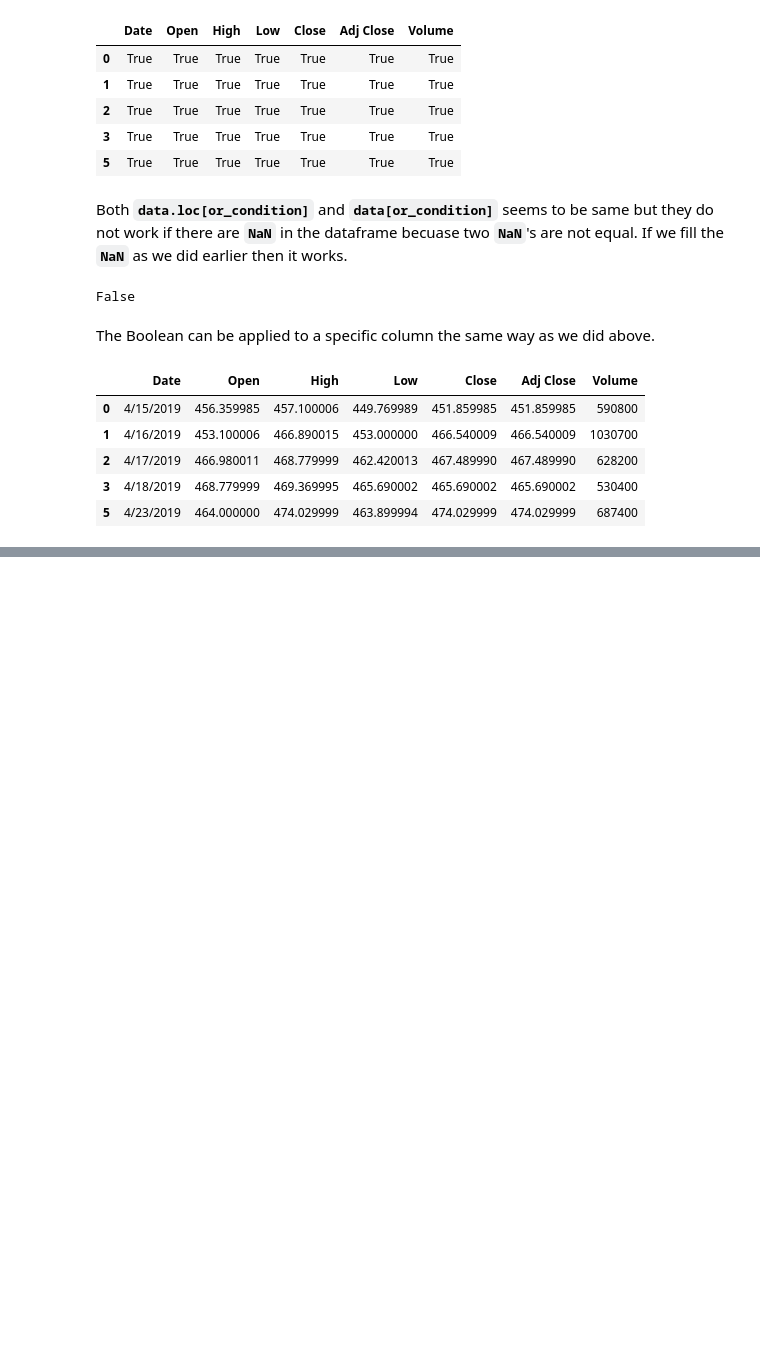
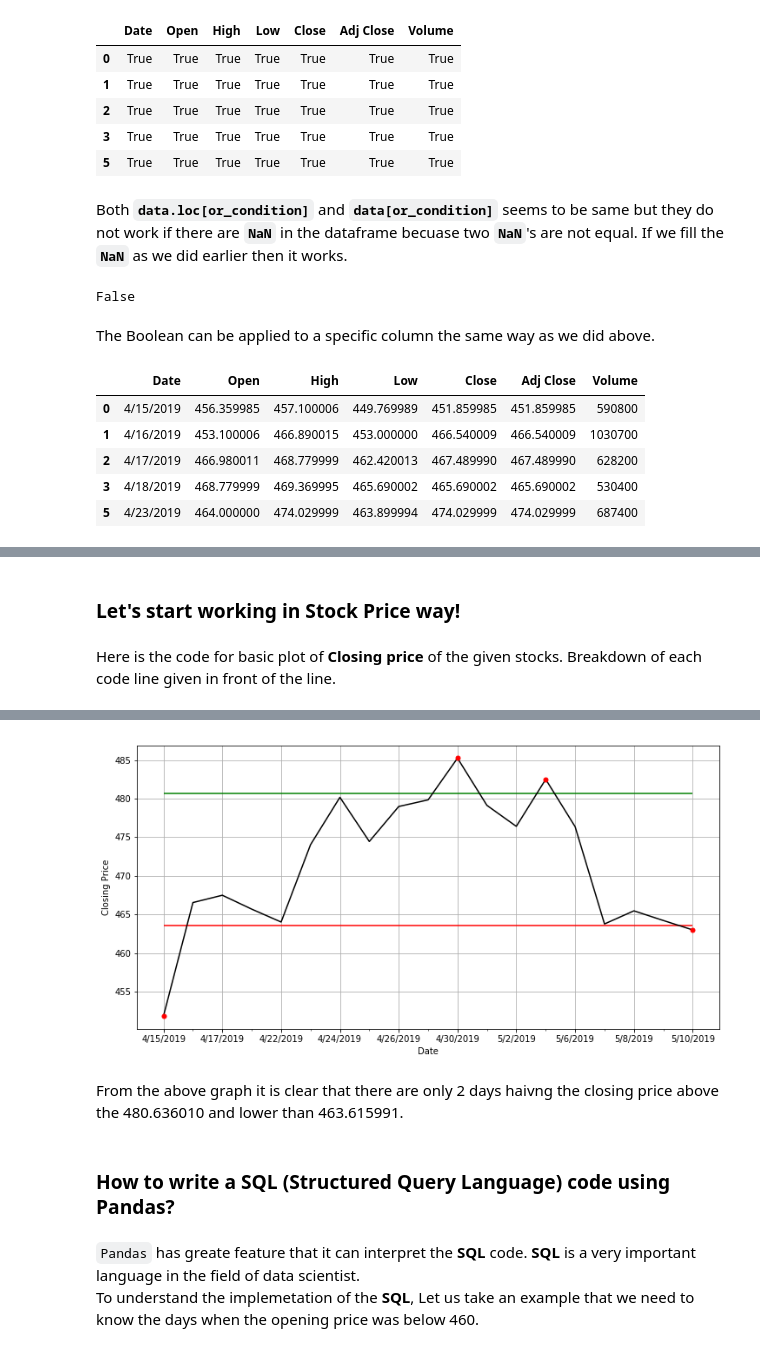
Before and after one commit to surjeet143/all_about_pandas, a Jupyter notebook: pandas_foundation/pandas_foundation_introduction.ipynb, the cells around one changed output, grey strips where cells are left out. Saved outputs shown, nothing was run; the diff lists cells and outputs as text; code cells hidden in the pictures; blank space fills up the shorter version.

Commit message:
data aggrigation

````diff
--- a/pandas_foundation/pandas_foundation_introduction.ipynb
+++ b/pandas_foundation/pandas_foundation_introduction.ipynb
@@ -757,0 +766,12 @@ data[data["Volume"] > 500000 ].head() # picking the days when the "Volume" > 500
+# %% [markdown]
+### Let's start working in Stock Price way!
+# %% [markdown]
+Here is the code for basic plot of __Closing price__ of the given stocks. Breakdown of each code line given in front of the line.
+# %%
+data_close = data[["Date",'Close']]                          # selecting the data of closing price
+data_close.set_index("Date", inplace = True)                 # changing the x axis to be the date
+data_summary = data_close.describe(percentiles=[.1, .9])     # chosing the 10% and 90% precentile
+upper_10 = data_summary.loc['90%']                           # chosing 90% to be the resistance
+lower_10 = data_summary.loc['10%']                           # chosing 10% to be the support
+criteria = (data_close < lower_10) | (data_close > upper_10) # defining the condition
+data_top_bottom_10 = data_close[criteria]                    # selecting the data which is out of the 10% and 90% precentile
@@ -757,0 +781,15 @@ data[data["Volume"] > 500000 ].head() # picking the days when the "Volume" > 500
+# %%
+fig= plt.figure(figsize=(12,6))                                   # Creating the empty plot
+plt.plot(data_close, color = "black")                             # Ploting closing price
+plt.plot(data_top_bottom_10, marker = "o", color = "r", ms = 5)   # drawing the data points out of the selected percentile
+(xmin,xmax) = (criteria.index[0], criteria.index[-1])             # Chosing the starting point and end point
+plt.hlines(y = [upper_10], xmin=xmin,xmax=xmax, color='green')    # drawing the resistance with green
+plt.hlines(y = [lower_10], xmin = xmin, xmax = xmax,color = 'red')# drawing the support line with red
+ax = plt.axes()                                                   # making the axis
+plt.xlabel("Date")                                                # Naming the x-axis
+plt.ylabel('Closing Price')                                       # Naming the y-axis
+ax.xaxis.set_major_locator(ticker.MultipleLocator(2))             # Setting the major ticks for x-axis
+ax.xaxis.set_minor_locator(ticker.MultipleLocator(1))             # Setting the minor ticks for x-axis
+plt.grid()                                                        # drawing the gridlines
+plt.show()                                                        # Showing the plot
+# %% [output]
@@ -757,0 +798,8 @@ data[data["Volume"] > 500000 ].head() # picking the days when the "Volume" > 500
+[figure, added]
+# %% [markdown]
+From the above graph it is clear that there are only 2 days haivng the closing price above the 480.636010 and lower than 463.615991.
+# %% [markdown]
+### How to write a SQL (Structured Query Language) code using Pandas?
+# %% [markdown]
+```Pandas``` has greate feature that it can interpret the __SQL__ code. __SQL__ is a very important language in the field of data scientist.<br/>
+To understand the implemetation of the __SQL__, Let us take an example that we need to know the days when the opening price was below 460.
````
Also changed, not shown: parts of 29 cells of this notebook.
